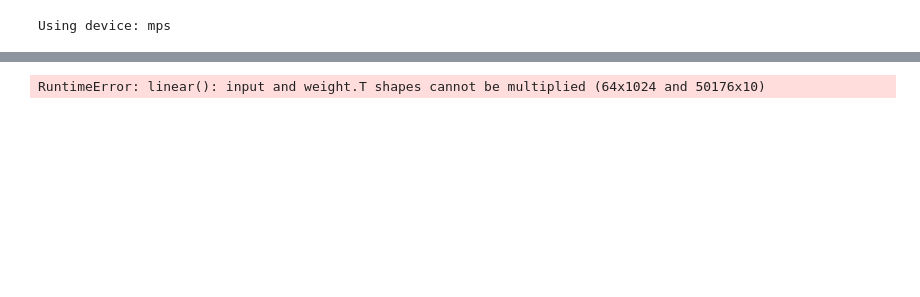
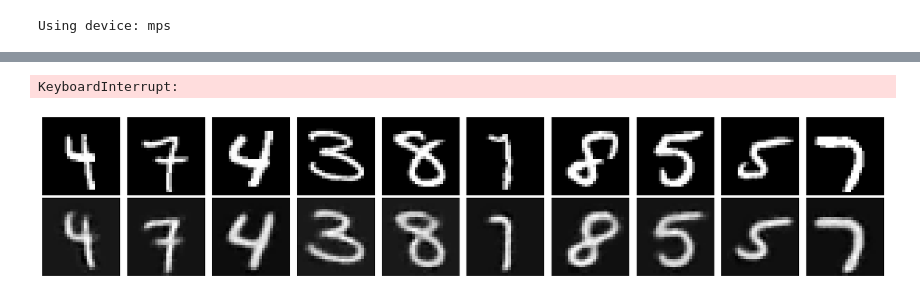
Before and after one commit to Birr0/AI-algorithms, a Jupyter notebook: autoencoders/vae.ipynb, the cells around one changed output, grey strips where cells are left out. Cells and saved outputs as stored; diff of their text form; code cells hidden in the pictures; blank space fills up the shorter version.

Commit message:
Implementations of various autoencoders

```diff
--- a/autoencoders/vae.ipynb
+++ b/autoencoders/vae.ipynb
@@ -81,58 +171,60 @@ Using device: mps
+# %%
+model = Autoencoder(n_latent=10).to(device)
+loss_fn = nn.MSELoss()
+optimizer = optim.AdamW(model.parameters(), lr=1e-3)
+
+epochs = 20
+for epoch in range(epochs):
+    running_loss = 0
+    for i, (data, _) in enumerate(train_loader):
+        images = data
+
+        # zero grad
+        optimizer.zero_grad()
+
+        # forward
+        outputs, _ = model(images)
+
+        # loss
+        loss = loss_fn(outputs, images)
+
+        # backward
+        loss.backward()
+        optimizer.step()
+
+        running_loss += loss.item()
+    print(f"Epoch {epoch + 1}/{epochs} - loss: {running_loss/i}")
+
+
+print("Training finished!")
+
+# Save the model
+torch.save(model.state_dict(), 'autoencoder_model.pth')
+print("Model saved!")
+
+# Need to fix this tomorrow...need to understand the outputs from conv layers
+# %% [output]
+KeyboardInterrupt:
 # %%
-model = Autoencoder().to(device)
-loss_fn = nn.MSELoss()
-optimizer = optim.AdamW(model.parameters(), lr=0.001)
-
-num_epochs = 1
-for epoch in range(num_epochs):
-    model.train()
-    total_loss = 0
-
-    for batch_idx, (data, _) in enumerate(train_loader):
-        data = data.to(device)
-        optimizer.zero_grad()
-        outputs = model(data.to(device))
-        loss = loss_fn(outputs, data)
-        loss.backward()
-        optimizer.step()
-
-        total_loss += loss.item()
-
-        if batch_idx % 100 == 0:
-            print(f'Epoch [{epoch+1}/{num_epochs}], Batch [{batch_idx}/{len(train_loader)}], Loss: {loss.item():.4f}')
-
-    avg_loss = total_loss / len(train_loader)
-    print(f'Epoch [{epoch+1}/{num_epochs}], Average Loss: {avg_loss:.4f}')
-
-print("Training finished!")
-
 model.eval()
 with torch.no_grad():
     # Get a batch of test images
-    test_dataset = datasets.MNIST(root='./data', train=False, download=True, transform=transform)
+    test_dataset = datasets.MNIST(root='./data', train=False, download=True, transform=base_transform)
     test_loader = DataLoader(test_dataset, batch_size=10, shuffle=True)
     test_images, _ = next(iter(test_loader))
     test_images = test_images.to(device)
 
     # Reconstruct images
     reconstructed = model(test_images)
 
     # Plot original and reconstructed images
     fig, axes = plt.subplots(2, 10, figsize=(20, 4))
     for i in range(10):
         axes[0, i].imshow(test_images[i].cpu().squeeze(), cmap='gray')
         axes[0, i].axis('off')
         axes[1, i].imshow(reconstructed[i].cpu().squeeze(), cmap='gray')
         axes[1, i].axis('off')
     plt.tight_layout()
     plt.show()
-
-# Save the model
-torch.save(model.state_dict(), 'autoencoder_model.pth')
-print("Model saved!")
-
-
-
-# Need to fix this tomorrow...need to understand the outputs from conv layers
 # %% [output]
-RuntimeError: linear(): input and weight.T shapes cannot be multiplied (64x1024 and 50176x10)
+[figure, added]
```
Also changed, not shown: parts of 28 cells of this notebook, 1 other file.
